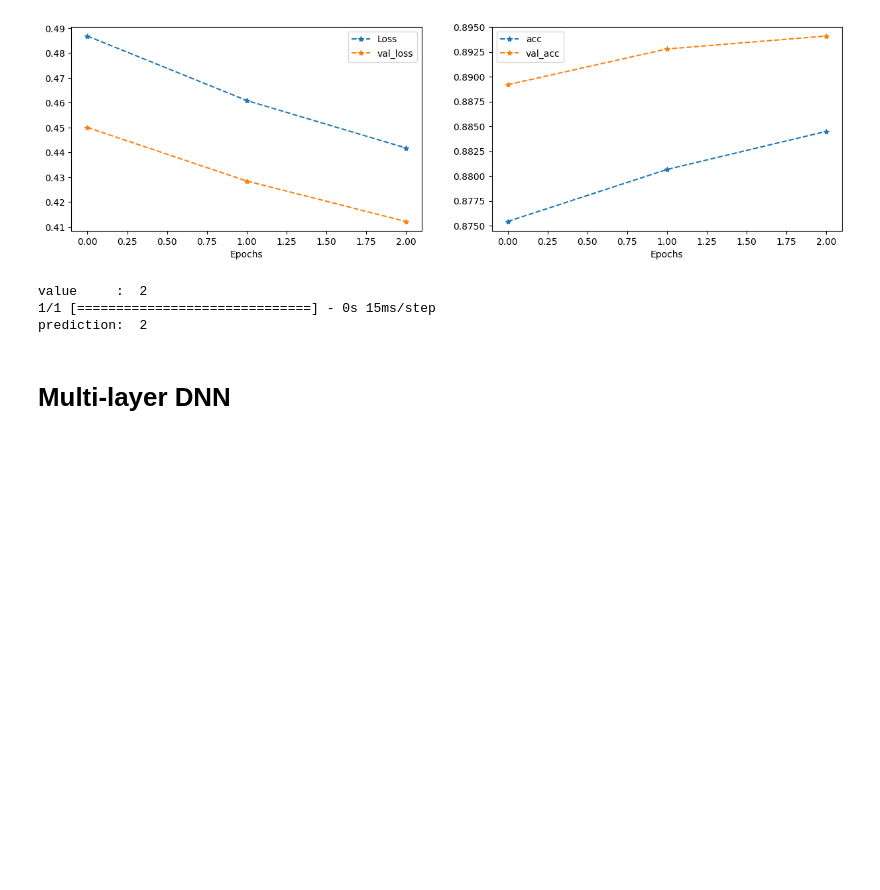
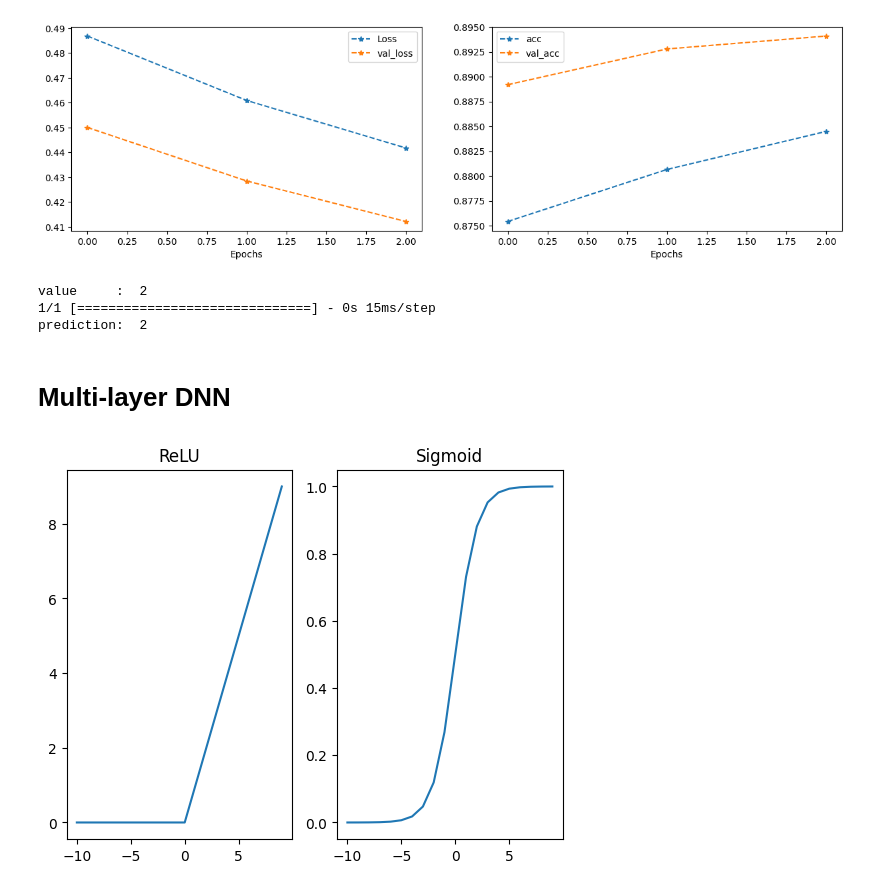
Before and after one commit to galois1915/Computer-vision, a Jupyter notebook: DNN_TensorFlow.ipynb, the cells around one changed output. Drawn from its saved outputs; the diff is of its cells as text; code cells hidden in the pictures; blank space fills up the shorter version.

```diff
--- a/DNN_TensorFlow.ipynb
+++ b/DNN_TensorFlow.ipynb
@@ -139,0 +138,12 @@ prediction:  2
+# %%
+# ReLU and Sigmoid functions
+def plot_function(f,name=''):
+    plt.plot(range(-10,10), [f(tf.constant(x,dtype=tf.float32)) for x in range(-10,10)])
+    plt.title(name)
+
+plt.subplot(121)
+plot_function(tf.nn.relu,'ReLU')
+plt.subplot(122)
+plot_function(tf.nn.sigmoid,'Sigmoid')
+# %% [output]
+[figure, added]
```
Also changed, not shown: parts of 6 cells of this notebook, 2 other files.
